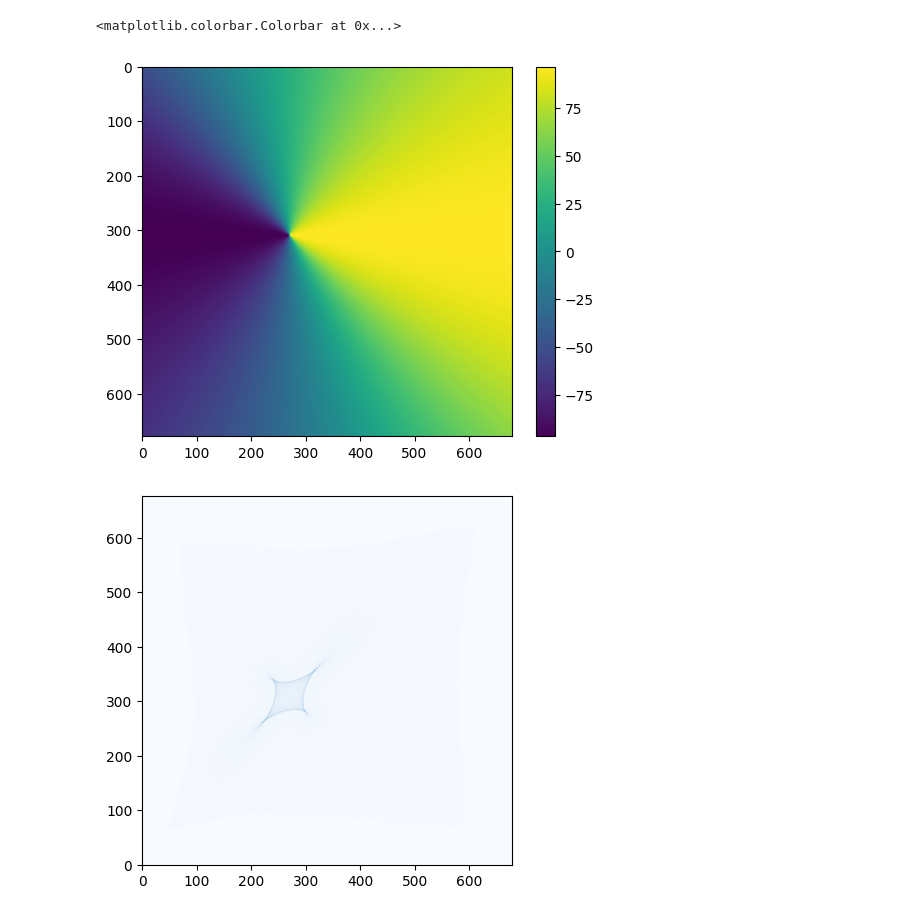
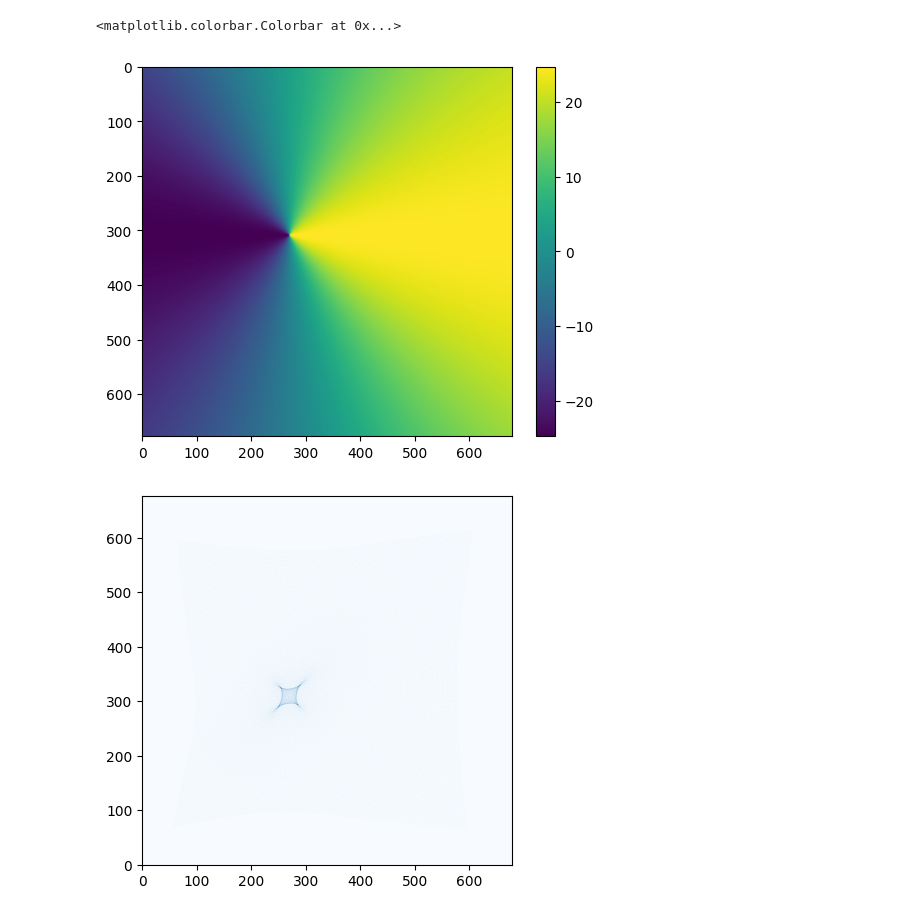
Before and after one commit to diceandcats/SURE-GW-lensing, a Jupyter notebook: Real stuffs/cluster_class_verify.ipynb, the cells around one changed output. Drawn from its saved outputs; the diff is of its cells as text; code cells hidden in the pictures.

```diff
--- a/Real stuffs/cluster_class_verify.ipynb
+++ b/Real stuffs/cluster_class_verify.ipynb
@@ -19,37 +19,46 @@ lens_model_list = ['SIE']
 
 # setup lens model class with the list of lens models #
 lensModel = LensModel(lens_model_list=lens_model_list)
 
 # define parameter values of lens models #
-kwargs_sie = {'theta_E': 100, 'e1':0, 'e2':0.4, 'center_x': 270, 'center_y': 310}
+kwargs_sie = {'theta_E': 100, 'e1':0, 'e2':0.2, 'center_x': 270, 'center_y': 310}
 kwargs_lens = [kwargs_sie]
 
 # image plane coordinate #
 size = 678
-x_grid, y_grid = np.meshgrid(np.linspace(0, size, 679), np.linspace(0, size, 679))
+pixscale = 0.25
+x_grid, y_grid = np.meshgrid(np.linspace(0, size, size), np.linspace(0, size, size))
 
 # Flatten the grid for calculations
 x_flat = x_grid.flatten()
 y_flat = y_grid.flatten()
 
 # Calculate convergence (kappa)
 kappa = lensModel.kappa(x_flat, y_flat, kwargs_lens)
 
 # Reshape back to 2D grid
 #kappa_2d = kappa.reshape(x_grid.shape)
 
 # ray-tracing to the source plane
 
 alpha_x, alpha_y = lensModel.alpha(x_flat, y_flat, kwargs_lens)
 # make beta_x and beta_y 2d
 
 alpha_x_2d = alpha_x.reshape(x_grid.shape)
 alpha_y_2d = alpha_y.reshape(x_grid.shape)
-plt.imshow(alpha_x_2d)
+
+psi = lensModel.potential(x_flat, y_flat, kwargs_lens)
+psi = psi.reshape(x_grid.shape)
+psi_arcsec = psi * pixscale**2
+
+alpha_x_arcsec = alpha_x_2d * pixscale
+alpha_y_arcsec = alpha_y_2d * pixscale
+
+plt.imshow(alpha_x_arcsec)   #assume this is in arcsec
 plt.colorbar()
 # %% [output]
 <matplotlib.colorbar.Colorbar at 0x...>
-[figure, old version]
+[figure, new version]
 # %%
 # illustrate the casutic
 array_test = np.zeros([678,678])
@@ -71,4 +80,4 @@ for i in range(0, 678):
 plt.imshow(array_test, cmap='Blues')
 plt.gca().invert_yaxis()
 # %% [output]
-[figure, old version]
+[figure, new version]
```
Also changed, not shown: parts of 5 cells of this notebook, 3 other files.
